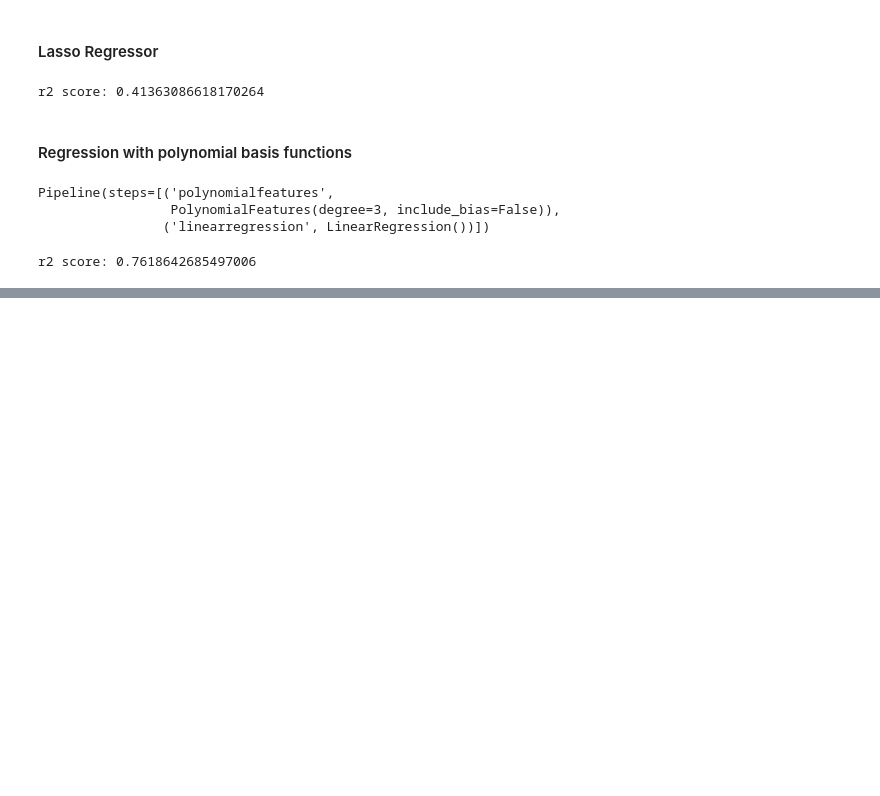
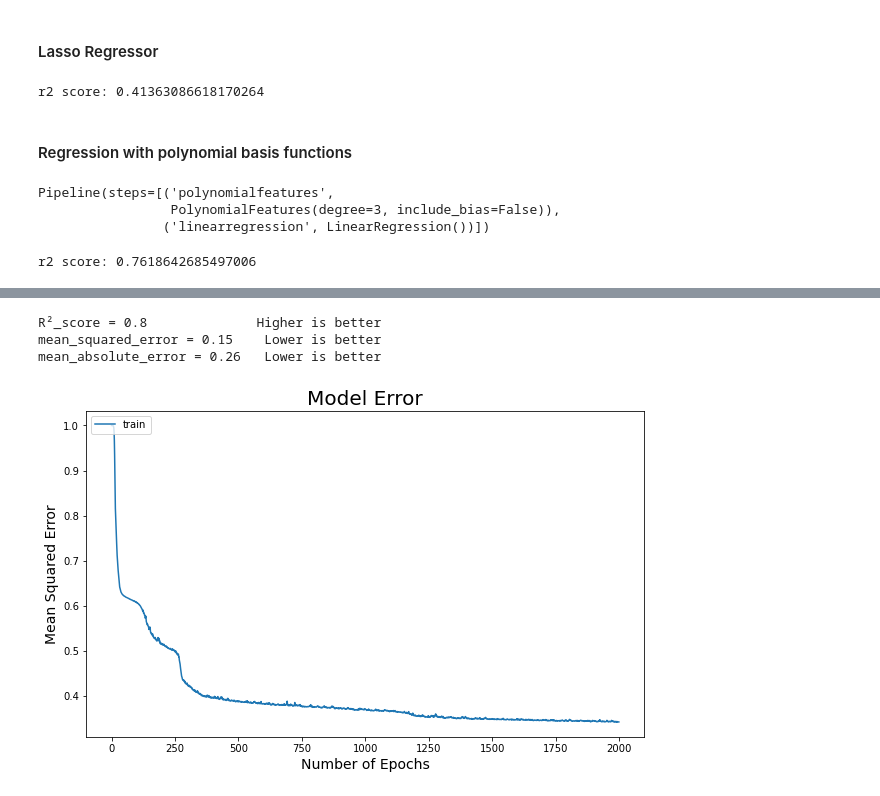
Before and after one commit to naqibasri/Mechanical-properties-prediction-of-low-alloy-steels-based-on-their-material-compositions-by-weight-, a Jupyter notebook: Mechanical properties prediction of low alloy steels based on their material compositions by weight percentages.ipynb, the cells around one changed output, grey strips where cells are left out. Drawn from its saved outputs; the diff is of its cells as text; code cells hidden in the pictures; blank space fills up the shorter version.

```diff
--- a/Mechanical properties prediction of low alloy steels based on their material compositions by weight percentages.ipynb
+++ b/Mechanical properties prediction of low alloy steels based on their material compositions by weight percentages.ipynb
@@ -521,0 +524,32 @@ r2 score: 0.7618642685497006
+# %%
+y = data.iloc[:, 15:].values
+
+x_train, x_test, y_train, y_test = train_test_split(X, y, train_size = 0.8, shuffle = True, random_state = 2)
+# %%
+sc_x = StandardScaler()
+sc_x.fit(x_train)
+x_train_sc = sc_x.transform(x_train)
+x_test_sc = sc_x.transform(x_test)
+
+sc_y = StandardScaler()
+sc_y.fit(y_train)
+y_train_sc = sc_y.transform(y_train)
+y_test_sc = sc_y.transform(y_test)
+# %%
+from keras.models import Sequential
+from keras.layers import Dense, Dropout
+
+model = Sequential()
+model.add(Dense(units = 15, kernel_initializer = 'normal', activation = 'tanh', input_dim = 15))
+model.add(Dense(units = 30, kernel_initializer = 'normal', activation = 'tanh'))
+model.add(Dense(units = 45, kernel_initializer = 'normal', activation = 'tanh'))
+model.add(Dense(units = 40, kernel_initializer = 'normal', activation = 'tanh'))
+model.add(Dense(units = 30, kernel_initializer = 'normal', activation = 'tanh'))
+model.add(Dense(units = 20, kernel_initializer = 'normal', activation = 'tanh'))
+model.add(Dense(units = 10, kernel_initializer = 'normal', activation = 'tanh'))
+model.add(Dense(units = 4, kernel_initializer = 'normal', activation = 'tanh'))
+
+model.compile(optimizer = 'adam', loss = 'mean_squared_error', metrics = ['mean_squared_error'])
+# %%
+history = model.fit(x_train_sc, y_train_sc, batch_size = 256, shuffle=True, epochs = 2000)
+y_nn_pred_sc = model.predict(x_test_sc)
@@ -521,0 +574,23 @@ r2 score: 0.7618642685497006
+# %%
+from sklearn.metrics import mean_squared_error, r2_score, mean_absolute_error
+
+r2_nn = r2_score(y_test_sc, y_nn_pred_sc)
+mse_nn = mean_squared_error(y_test_sc, y_nn_pred_sc)
+mae_nn = mean_absolute_error(y_test_sc, y_nn_pred_sc)
+print('R\u00b2_score = ' + str(round(r2_nn, 2)) + '              Higher is better')
+print('mean_squared_error = ' + str(round(mse_nn, 2)) + '    Lower is better')
+print('mean_absolute_error = ' + str(round(mae_nn, 2)) + '   Lower is better')
+# %% [output]
+R²_score = 0.8              Higher is better
+mean_squared_error = 0.15    Lower is better
+mean_absolute_error = 0.26   Lower is better
+# %%
+plt.figure(figsize=(10, 6))
+plt.plot(history.history['mean_squared_error'])
+plt.title('Model Error', fontsize=20)
+plt.ylabel('Mean Squared Error', fontsize=14)
+plt.xlabel('Number of Epochs', fontsize=14)
+plt.legend(['train', 'test'], loc='upper left')
+plt.show()
+# %% [output]
+[figure, added]
```
Also changed, not shown: parts of 13 cells of this notebook.
